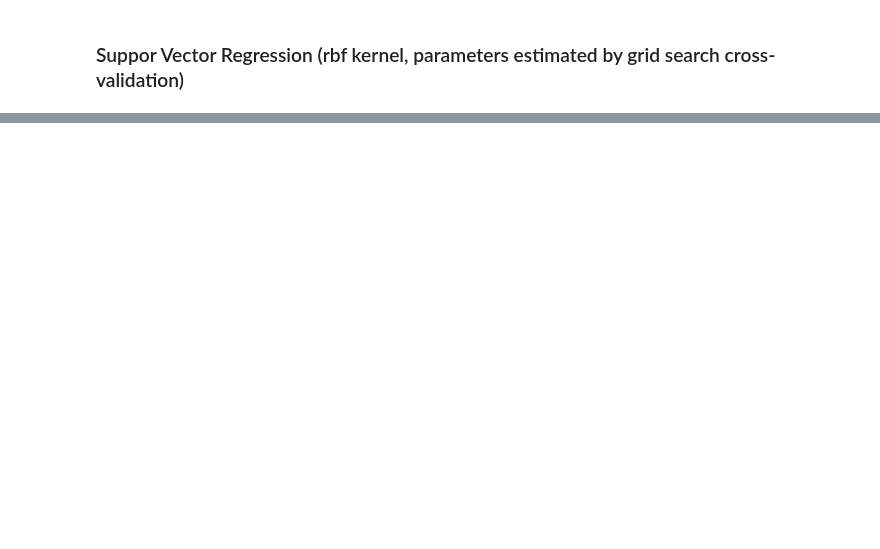
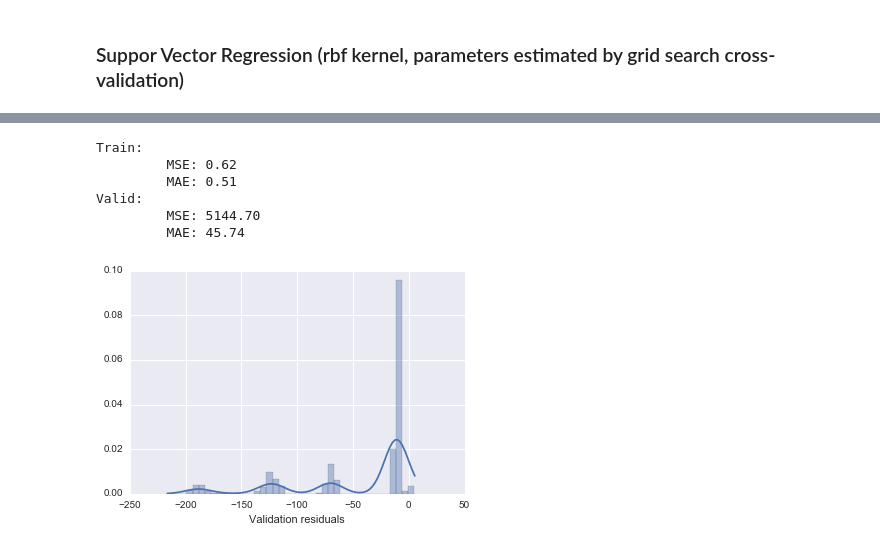
Before and after one commit to Obus/442-algorithm-help, a Jupyter notebook: 3-Full-Cycles 275-295 gallons.ipynb, the cells around one changed output, grey strips where cells are left out. Drawn from its saved outputs; the diff is of its cells as text; code cells hidden in the pictures; blank space fills up the shorter version.

```diff
--- a/3-Full-Cycles 275-295 gallons.ipynb
+++ b/3-Full-Cycles 275-295 gallons.ipynb
@@ -222,0 +315,15 @@ model.best_params_
+# %%
+model = sklearn.grid_search.GridSearchCV(
+    estimator=sklearn.svm.SVR(),
+    param_grid={
+        'kernel': ['rbf'],
+        'C': [4**i for i in range(-5, 5)],
+        'gamma': [4**i for i in range(-5, 5)],
+        'cache_size': [1]
+    },
+    refit=True,
+    n_jobs=4,
+    cv=5,
+    verbose=True
+)
+model.fit(X_train, y_train)
@@ -222,0 +340,10 @@ model.best_params_
+# %%
+regression_report_train_valid(model, X_valid, X_test, y_valid, y_test, fit=False)
+# %% [output]
+Train:
+         MSE: 0.62
+         MAE: 0.51
+Valid:
+         MSE: 5144.70
+         MAE: 45.74
+[figure, added]
```
Also changed, not shown: parts of 24 cells of this notebook, 1 other file.
